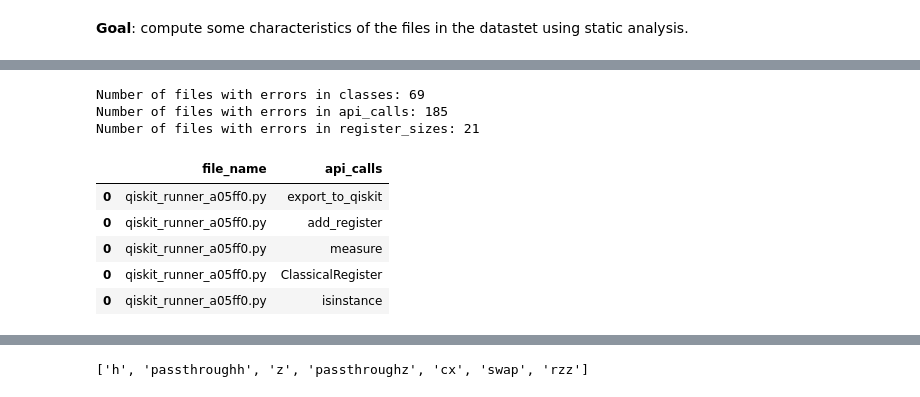
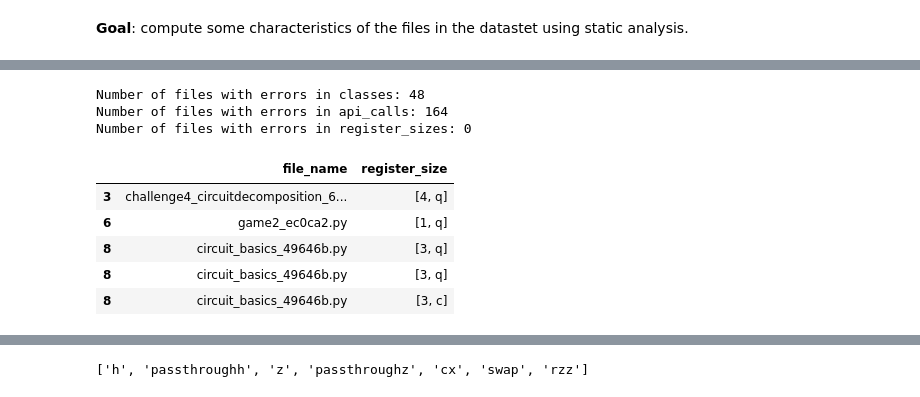
Before and after one commit to sola-st/LintQ, a Jupyter notebook: notebooks/13_EDA_Dataset_LintQ.ipynb, the cells around one changed output, grey strips where cells are left out. Drawn from its saved outputs; the diff is of its cells as text; code cells hidden in the pictures.

```diff
--- a/notebooks/13_EDA_Dataset_LintQ.ipynb
+++ b/notebooks/13_EDA_Dataset_LintQ.ipynb
@@ -9,3 +6,11 @@ MAGIC_STRING = 'MAGIC_STRING_LINTQ_123456'
+# %%
+#PATH_DIR_FILES = '../data/datasets/exp_v08/files_selected/'
+
+# without loop unrolling
+PATH_DIR_FILES = '../data/datasets/exp_v08/intermediate_results/exclude_platform_code/files'
+MAGIC_STRING = 'MAGIC_STRING_LINTQ_123456'
+
+DIR_OUTPUT_IMAGES = '../data/paper_images'
 # %%
 import os
 
@@ -96,14 +101,28 @@ def get_register_sizes(code: str) -> List[str]:
     # Extract the register sizes
     register_sizes = []
     for node in ast.walk(tree):
-        if isinstance(node, ast.Call) and hasattr(node.func, 'id') and node.func.id in ['QuantumRegister', 'ClassicalRegister']:
+        # check if the QuantumRegister has integer argument
+        if isinstance(node, ast.Call) and hasattr(node.func, 'id') and node.func.id == 'QuantumRegister':
             if len(node.args) == 1 and isinstance(node.args[0], ast.Num):
-                register_sizes.append(node.args[0].n)
+                n_qubits = node.args[0].n
+                register_sizes.append([n_qubits, "q"])
+
+        # check if the ClassicalRegister has integer argument
+        if isinstance(node, ast.Call) and hasattr(node.func, 'id') and node.func.id == 'ClassicalRegister':
+            if len(node.args) == 1 and isinstance(node.args[0], ast.Num):
+                n_bits = node.args[0].n
+                register_sizes.append([n_bits, "c"])
 
         # check if the QuantumCircuit argument is a number
         if isinstance(node, ast.Call) and hasattr(node.func, 'id') and node.func.id == 'QuantumCircuit':
             if len(node.args) == 1 and isinstance(node.args[0], ast.Num):
-                register_sizes.append(node.args[0].n)
+                n_qubits = node.args[0].n
+                register_sizes.append([n_qubits, "q"])
+            if len(node.args) == 2 and isinstance(node.args[0], ast.Num) and isinstance(node.args[1], ast.Num):
+                n_qubits = node.args[0].n
+                n_bits = node.args[1].n
+                register_sizes.append([n_qubits, "q"])
+                register_sizes.append([n_bits, "c"])
 
     return register_sizes
 
@@ -188,36 +207,39 @@ for i_attribute in ['classes', 'api_calls', 'register_sizes']:
     n_errors = df_all[df_all[i_attribute].apply(lambda x: MAGIC_STRING in str(x))].shape[0]
     print(f'Number of files with errors in {i_attribute}: {n_errors}')
 # %% [output]
-Number of files with errors in classes: 69
-Number of files with errors in api_calls: 185
-Number of files with errors in register_sizes: 21
+Number of files with errors in classes: 48
+Number of files with errors in api_calls: 164
+Number of files with errors in register_sizes: 0
 # %%
 # df = df_all.copy()
 # # keep two lines
 # df = df.head(4)
 
 def get_dataset_level_list(df: pd.DataFrame, attribute: str) -> pd.DataFrame:
     """Explode the given attribute and return a list of all the values.
 
     Note that this will drop the element with empty lists on that attribute.
     """
     # Keep only the columns of interest
     df = df[['file_name', attribute]]
     # Explode the attribute
     df = df.explode(attribute)
     # Drop NaN values
     df = df.dropna(subset=[attribute])
+    # rename the attribute by removing the 's' at the end
+    if attribute[-1] == 's':
+        df = df.rename(columns={attribute: attribute[:-1]})
     return df
 
 df_classes = get_dataset_level_list(df_all, 'classes')
 df_api_calls = get_dataset_level_list(df_all, 'api_calls')
 df_register_sizes = get_dataset_level_list(df_all, 'register_sizes')
 
-df_api_calls.head()
+df_register_sizes.head()
 # %% [output]
-|  | file_name | api_calls |
-| 0 | qiskit_runner_a05ff0.py | export_to_qiskit |
-| 0 | qiskit_runner_a05ff0.py | add_register |
-| 0 | qiskit_runner_a05ff0.py | measure |
-| 0 | qiskit_runner_a05ff0.py | ClassicalRegister |
-| 0 | qiskit_runner_a05ff0.py | isinstance |
+|  | file_name | register_size |
+| 3 | challenge4_circuitdecomposition_6... | [4, q] |
+| 6 | game2_ec0ca2.py | [1, q] |
+| 8 | circuit_basics_49646b.py | [3, q] |
+| 8 | circuit_basics_49646b.py | [3, q] |
+| 8 | circuit_basics_49646b.py | [3, c] |
```
Also changed, not shown: parts of 13 cells of this notebook, 1 other file.
